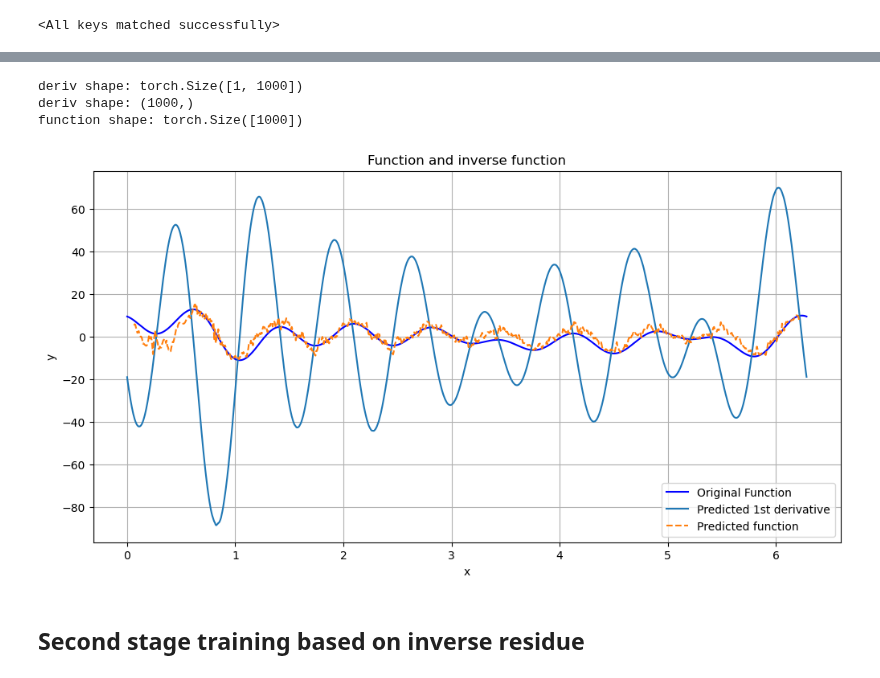
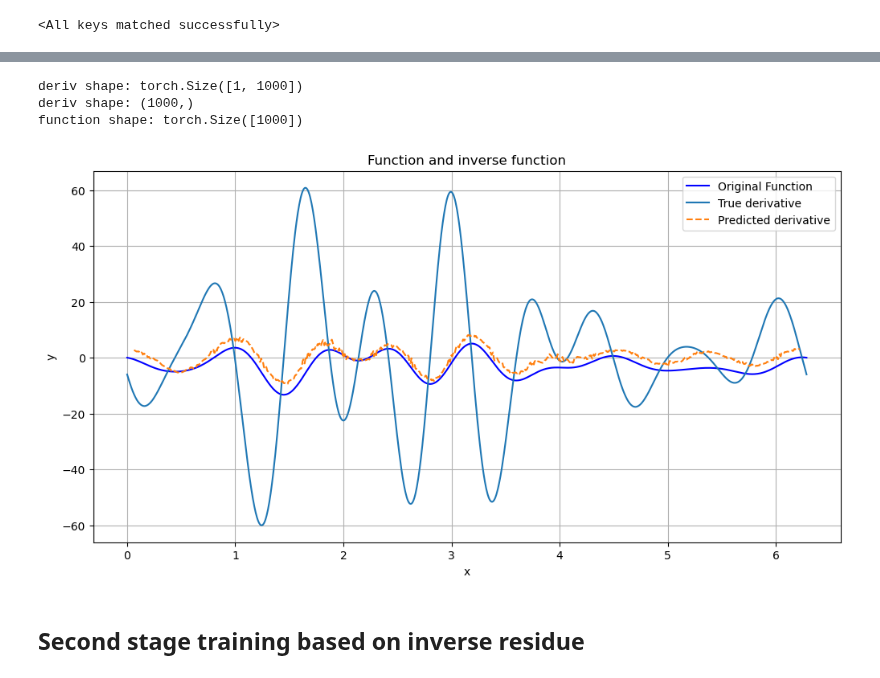
Before and after one commit to ewang26/multistage, a Jupyter notebook: multistage.ipynb, the cells around one changed output, grey strips where cells are left out. Drawn from its saved outputs; the diff is of its cells as text; code cells hidden in the pictures.

```diff
--- a/multistage.ipynb
+++ b/multistage.ipynb
@@ -87,10 +86,3 @@ class FourierSeriesDataset(Dataset):
 # Generate dataset
 num_samples = 10000
 num_points = 1000
-
-# Uncomment below to create dataset
-dataset = FourierSeriesDataset(num_samples, num_points)
-
-batch_size = 32
-dataloader = DataLoader(dataset, batch_size=batch_size, shuffle=True)
-torch.save(dataset, 'datasets/standardized_dataset.pt')
@@ -695,14 +682,13 @@ plot_losses(train_losses=train_losses, test_losses=test_losses,\
 # %%
-def plot_output(model, order=None, save_dir='plots', filename=None, save=False):
+def plot_output(model, dataloader, order=None, save_dir='plots', filename=None, save=False):
     model.eval()  # Set the model to evaluation mode
-
     if not os.path.exists(save_dir):
         os.makedirs(save_dir)
 
     current_date = datetime.now().strftime("%m-%d")
 
-    dataiter = iter(function_derivative_pairs_test)
-    function_batch, deriv_batch = next(dataiter)
+    dataiter = iter(dataloader)
+    function_batch, deriv_batch, _ = next(dataiter)
     function, deriv = function_batch[0], deriv_batch[0]
 
     # Reshape the input for the model
@@ -727,8 +713,8 @@ def plot_output(model, order=None, save_dir='plots', filename=None, save=False):
     # Plot the results
     plt.figure(figsize=(12, 6))
     plt.plot(x, function, label='Original Function', color='blue')
-    plt.plot(x, deriv, label=f'Predicted {order}st derivative')
-    plt.plot(x[10:-10], predicted_function[10:-10], label=f'Predicted function', linestyle='--')
+    plt.plot(x, deriv, label=f'True derivative')
+    plt.plot(x[10:-10], predicted_function[10:-10], label=f'Predicted derivative', linestyle='--')
 
     plt.title('Function and inverse function')
     plt.xlabel('x')
@@ -742,12 +728,12 @@ def plot_output(model, order=None, save_dir='plots', filename=None, save=False):
         plt.savefig(save_path)
     plt.show()
 # %%
-plot_output(inverse_model, order=1, save_dir='plots/multistage', filename='g0_E1000_output', save=save)
+plot_output(g0, dataloader=train_dataloader, order=1, save_dir='plots/multistage', filename='g0_E1000_output', save=save)
 # %% [output]
 deriv shape: torch.Size([1, 1000])
 deriv shape: (1000,)
 function shape: torch.Size([1000])
-[figure, old version]
+[figure, new version]
 # %% [markdown]
 ## Second stage training based on inverse residue
 # %% [markdown]
```
Also changed, not shown: parts of 16 cells of this notebook, 33 other files.
